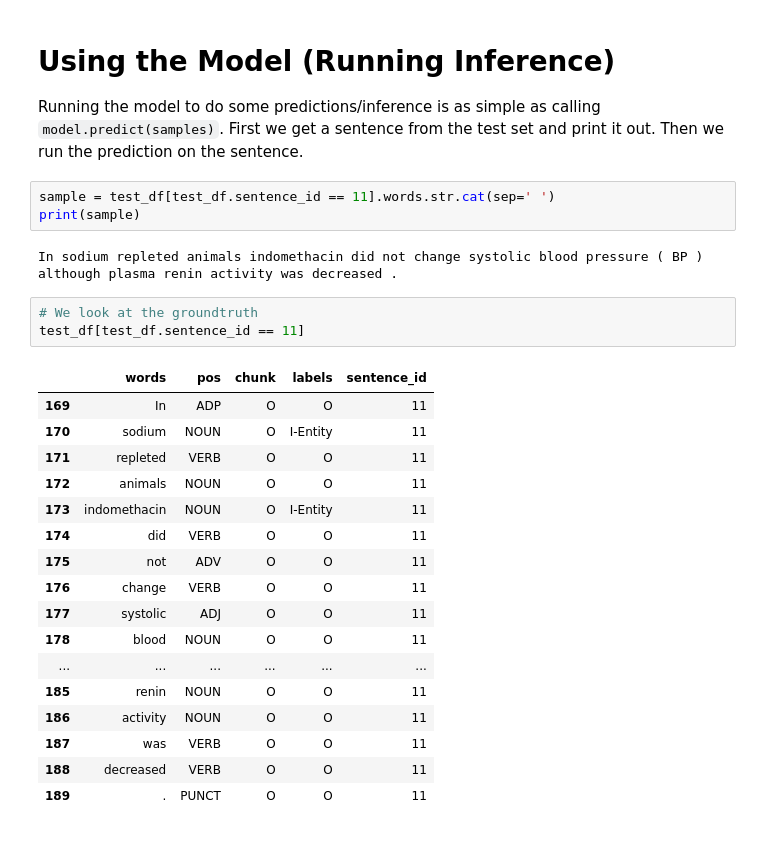
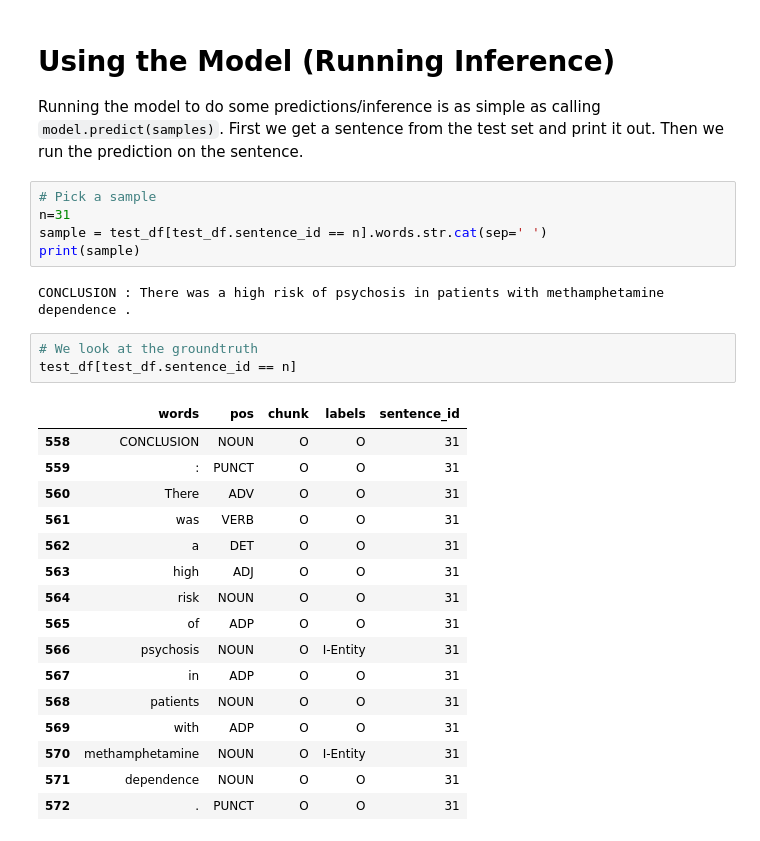
Before and after one commit to sohiniroych/BioBERT_Named_Entity_Recognition, a Jupyter notebook: Named_Entity_Recognition_BC5CDR_for_medical_data.ipynb, the cells around one changed output. Drawn from its saved outputs; the diff is of its cells as text.

```diff
--- a/Named_Entity_Recognition_BC5CDR_for_medical_data.ipynb
+++ b/Named_Entity_Recognition_BC5CDR_for_medical_data.ipynb
@@ -187,31 +187,32 @@ The F1-score for the model is **89.16%** ('f1_score': 0.8916).
 
 Running the model to do some predictions/inference is as simple as calling `model.predict(samples)`. First we get a sentence from the test set and print it out. Then we run the prediction on the sentence.
 # %%
-sample = test_df[test_df.sentence_id == 11].words.str.cat(sep=' ')
+# Pick a sample
+n=31
+sample = test_df[test_df.sentence_id == n].words.str.cat(sep=' ')
 print(sample)
 # %% [output]
-In sodium repleted animals indomethacin did not change systolic blood pressure ( BP ) although plasma renin activity was decreased .
+CONCLUSION : There was a high risk of psychosis in patients with methamphetamine dependence .
 # %%
 # We look at the groundtruth
-test_df[test_df.sentence_id == 11]
+test_df[test_df.sentence_id == n]
 # %% [output]
 |  | words | pos | chunk | labels | sentence_id |
-| 169 | In | ADP | O | O | 11 |
-| 170 | sodium | NOUN | O | I-Entity | 11 |
-| 171 | repleted | VERB | O | O | 11 |
-| 172 | animals | NOUN | O | O | 11 |
-| 173 | indomethacin | NOUN | O | I-Entity | 11 |
-| 174 | did | VERB | O | O | 11 |
-| 175 | not | ADV | O | O | 11 |
-| 176 | change | VERB | O | O | 11 |
-| 177 | systolic | ADJ | O | O | 11 |
-| 178 | blood | NOUN | O | O | 11 |
-| ... | ... | ... | ... | ... | ... |
-| 185 | renin | NOUN | O | O | 11 |
-| 186 | activity | NOUN | O | O | 11 |
-| 187 | was | VERB | O | O | 11 |
-| 188 | decreased | VERB | O | O | 11 |
-| 189 | . | PUNCT | O | O | 11 |
+| 558 | CONCLUSION | NOUN | O | O | 31 |
+| 559 | : | PUNCT | O | O | 31 |
+| 560 | There | ADV | O | O | 31 |
+| 561 | was | VERB | O | O | 31 |
+| 562 | a | DET | O | O | 31 |
+| 563 | high | ADJ | O | O | 31 |
+| 564 | risk | NOUN | O | O | 31 |
+| 565 | of | ADP | O | O | 31 |
+| 566 | psychosis | NOUN | O | I-Entity | 31 |
+| 567 | in | ADP | O | O | 31 |
+| 568 | patients | NOUN | O | O | 31 |
+| 569 | with | ADP | O | O | 31 |
+| 570 | methamphetamine | NOUN | O | I-Entity | 31 |
+| 571 | dependence | NOUN | O | O | 31 |
+| 572 | . | PUNCT | O | O | 31 |
 # %%
 samples = [sample]
 predictions, _ = model.predict(samples)
```
Also changed, not shown: parts of 1 cell of this notebook.
